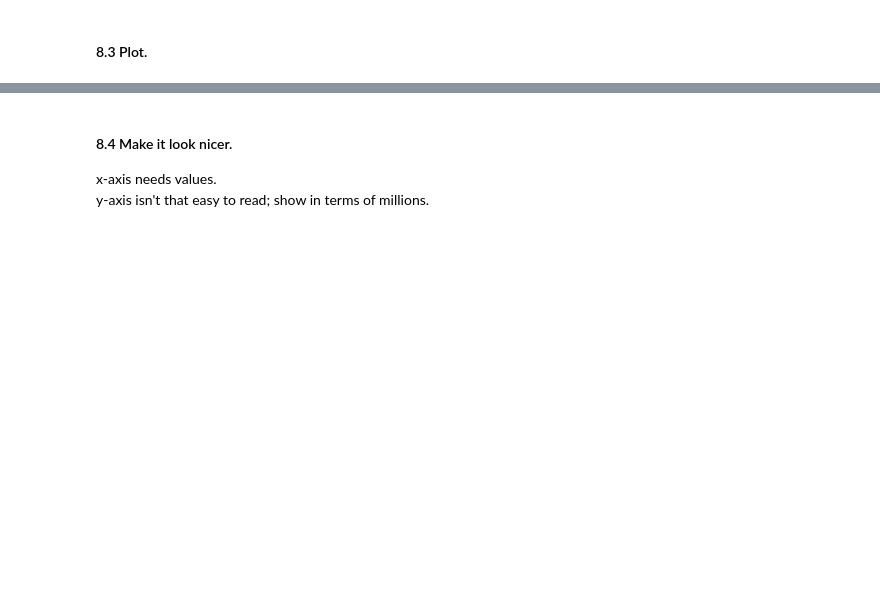
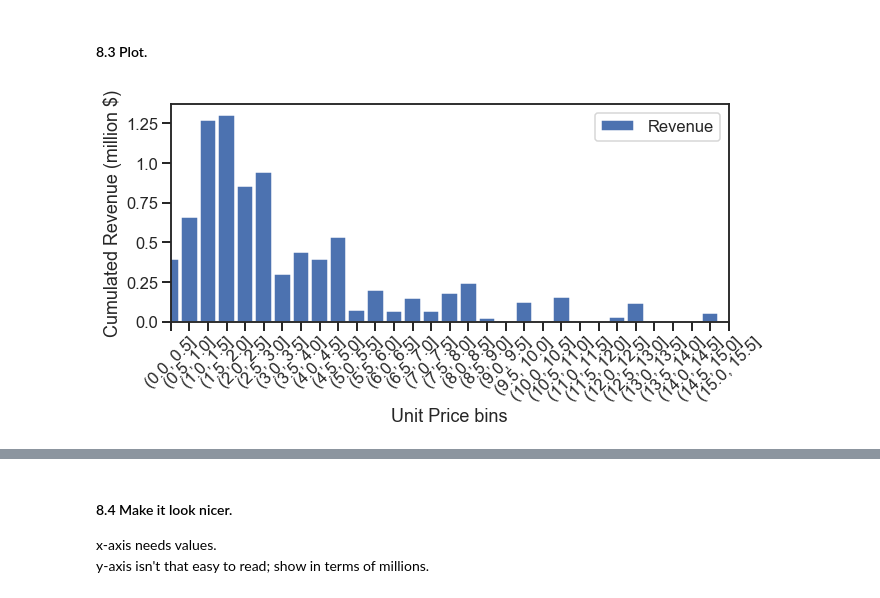
Before and after one commit to SmellyArmure/pandas_exercices_guipsamora, a Jupyter notebook: 07_Visualization/Online_Retail/Exercises.ipynb, the cells around one changed output, grey strips where cells are left out. Cells and saved outputs as stored; diff of their text form; code cells hidden in the pictures; blank space fills up the shorter version.

```diff
--- a/07_Visualization/Online_Retail/Exercises.ipynb
+++ b/07_Visualization/Online_Retail/Exercises.ipynb
@@ -101,3 +338,13 @@ Nevertheless the rate of drop in quantity is so drastic, it makes me wonder how
 That is what we are going to do now.
 
 #### 8.1 Group `UnitPrice` by intervals of 1 for prices [0,50), and sum `Quantity` and `Revenue`.
+# %%
+df = online_rt_notna.loc[:,['CustomerID', 'Country','Quantity', 'UnitPrice','Revenue']]
+df['Country'] = df['Country'].astype('object')
+display(df.shape, df[df.isna().any(axis=1)].shape, df.sample(3))
+# pour remplacer le transform qui ne prend pas de fonction/lambdas à plusieurs paramètres
+_ = df.groupby(['Country', 'CustomerID']).agg({'Quantity': np.sum, 'Revenue': np.sum})\
+                       .apply(lambda x: x['Revenue']/x['Quantity'],axis=1).to_frame()\
+                       .rename(columns={0:"AvgPrice"}).reset_index()
+df = df.merge(_, how='outer', on=['CustomerID','Country'])
+df.sample(3)
@@ -104,2 +362,13 @@ That is what we are going to do now.
 # %% [markdown]
 #### 8.3 Plot.
+# %%
+df.groupby(pd.cut(df['UnitPrice'],np.arange(0,1000,0.5))).agg({'Revenue':np.sum}).plot.bar(color='b', width=0.9)
+fig = plt.gcf()
+fig.set_facecolor('w'), fig.set_size_inches(10,4)
+ax = plt.gca()
+vals=ax.get_yticks()
+ax.set_yticklabels(vals/1E6), ax.set(xlim=(0,30)), ax.xaxis.set_tick_params(rotation=45)
+ax.set_ylabel("Cumulated Revenue (million $)"), ax.set_xlabel("Unit Price bins")
+plt.show()
+# %% [output]
+[figure, added]
```
Also changed, not shown: parts of 27 cells of this notebook, 4 other files.
